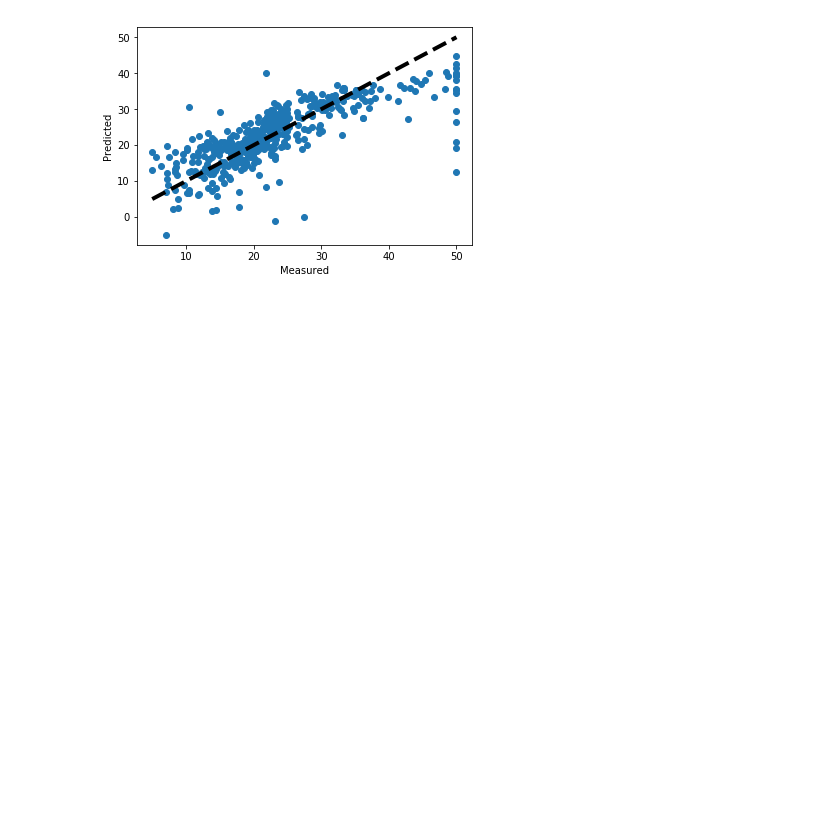
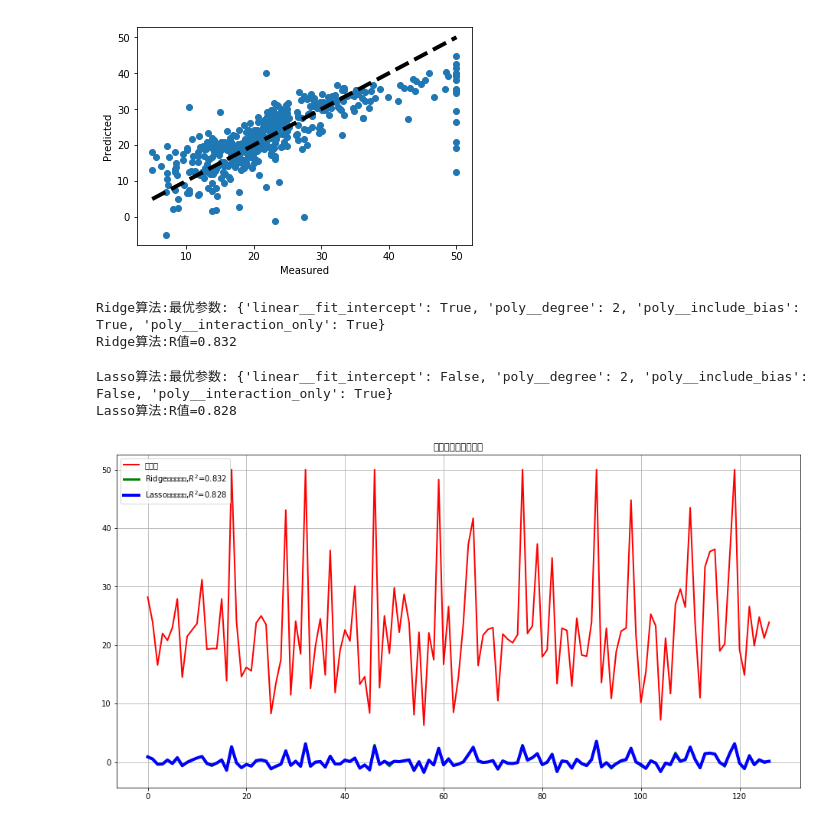
Before and after one commit to AndyClouder/ML, a Jupyter notebook: Housing_price_forecast_in_Boston.ipynb, the cells around one changed output. Saved outputs shown, nothing was run; the diff lists cells and outputs as text; code cells hidden in the pictures; blank space fills up the shorter version.

```diff
--- a/Housing_price_forecast_in_Boston.ipynb
+++ b/Housing_price_forecast_in_Boston.ipynb
@@ -92,0 +125,32 @@ plt.show()
+# %%
+titles = ['Ridge', 'Lasso']
+colors = ['g-', 'b-']
+plt.figure(figsize=(16,8), facecolor='w')
+ln_x_test = range(len(ss_X_test))
+
+plt.plot(ln_x_test, y_test, 'r-', lw=2, label=u'真实值')
+for t in range(2):
+
+    model = GridSearchCV(models[t], param_grid=parameters, n_jobs=1)
+
+    model.fit(ss_X_train, ss_y_train)
+
+
+    print ("%s算法:最优参数:" % titles[t],model.best_params_)
+    print ("%s算法:R值=%.3f" % (titles[t], model.best_score_))
+
+    y_predict = model.predict(ss_X_test)
+
+    plt.plot(ln_x_test, y_predict, colors[t], lw = t + 3, label=u'%s算法估计值,$R^2$=%.3f' % (titles[t],model.best_score_))
+
+plt.legend(loc = 'upper left')
+plt.grid(True)
+plt.title(u"波士顿房屋价格预测")
+warnings.filterwarnings(action = 'ignore', category=ConvergenceWarning)
+plt.show()
+# %% [output]
+Ridge算法:最优参数: {'linear__fit_intercept': True, 'poly__degree': 2, 'poly__include_bias': True, 'poly__interaction_only': True}
+Ridge算法:R值=0.832
+Lasso算法:最优参数: {'linear__fit_intercept': False, 'poly__degree': 2, 'poly__include_bias': False, 'poly__interaction_only': True}
+Lasso算法:R值=0.828
+[figure, added]
```
Also changed, not shown: parts of 6 cells of this notebook.
